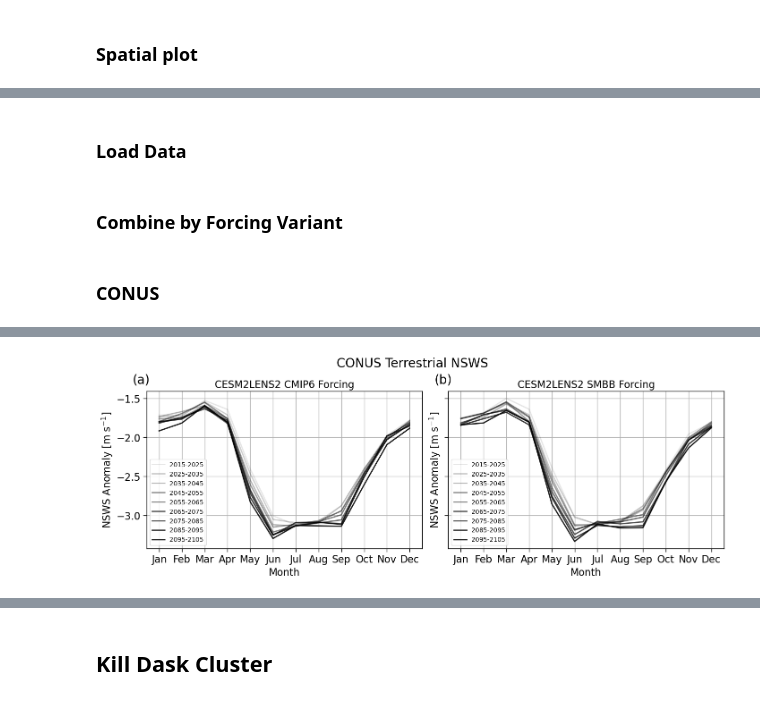
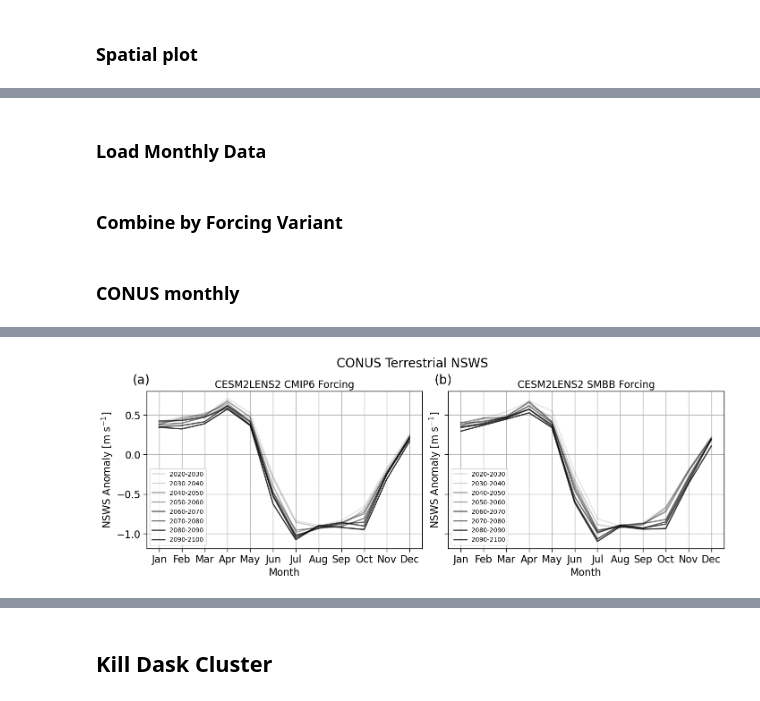
Before and after one commit to ivalencius/winds-of-change, a Jupyter notebook: CESMLENS2.ipynb, the cells around one changed output, grey strips where cells are left out. Saved outputs shown, nothing was run; the diff lists cells and outputs as text; code cells hidden in the pictures.

Commit message:
fixed plots, better loading monthly data

```diff
--- a/CESMLENS2.ipynb
+++ b/CESMLENS2.ipynb
@@ -379,7 +364,7 @@ for i, force in enumerate(forcings.keys()):
     ax.plot(years, rolled, label='5-yr rolling mean')
     ax.fill_between(years, per['WSPDSRFAV_p25'], per['WSPDSRFAV_p75'], color='k', alpha=0.2)
     # Plot 1 - Options
-    ax.set_title(f'cesm2LENS2 {force.upper()} Forcing')
+    ax.set_title(f'CESM2LENS2 {force.upper()} Forcing')
 
 # Options for both plots
 for n, ax in enumerate(axes):
@@ -394,11 +379,6 @@ for n, ax in enumerate(axes):
     ax.text(-0.05, 1.05, f'({string.ascii_lowercase[n]})', transform=ax.transAxes, size=20)
 fig.suptitle('CONUS Terrestrial NSWS', fontsize=20)
 
-# Caption
-print('Anomalies relative to 1978-2014 mean.')
-print('Error bars represent 25th and 75th quantiles.')
-print('Vertical line respresents GSOD derived reversal in stilling.')
-
 # Save figure
 plt.savefig('figures/cesm2lens2_time_series_conus.png', dpi=300, bbox_inches='tight', pad_inches=0.1)
 plt.show()
@@ -500,12 +491,16 @@ plt.show()
 # %% [markdown]
-### Load Data
+### Load Monthly Data
 # %%
+# Get list of all files
+mon_files = glob('/glade/campaign/cgd/cesm/CESM2-LE/timeseries/atm/proc/tseries/month_1/WSPDSRFAV/*')
+# Simulation runs
+simulation_names = set([f.split('.')[2] for f in mon_files])
 # Create dict to store all variants
 mon_simulations = dict()
 
 for sim in simulation_names:
     # Extract all member numbers
-    sim_files = [f for f in all_files if f.split('.')[2] == sim]
+    sim_files = [f for f in mon_files if f.split('.')[2] == sim]
     members = list(set([f.split('.')[4] for f in sim_files]))
     # Create list to store datasets for each member
     sim_list = []
@@ -516,15 +511,15 @@ for sim in simulation_names:
         ds = xr.open_mfdataset(m_files)
         # Remove 2100 or 2015 for historical data (data extends to 2099)
         if 'HIST' in sim:
-            sliced = ds.sel(time=slice('1978', '2014'))
+            sliced = ds.sel(time=slice('1978', '2014')).compute()
         elif 'SSP370' in sim:
-            sliced = ds.sel(time=slice(None, '2099'))
+            sliced = ds.sel(time=slice(None, '2099')).compute()
         # Expand dimension name
         sim_list.append(sliced.WSPDSRFAV)
     simulation = ensembles.create_ensemble(sim_list, realizations=members)
-    monthly = simulation.resample(time="M").mean()  # No need to store daily data
+    # monthly = simulation.resample(time="M").mean()  # No need to store daily data
     # Add to dict
-    mon_simulations[sim] = monthly.persist().compute()  # This step is slow but speeds up later computation
+    mon_simulations[sim] = simulation # This step is slow but speeds up later computation
 # %% [markdown]
 ### Combine by Forcing Variant
 # %%
@@ -537,11 +532,11 @@ smbb_raw = xr.combine_by_coords([
     mon_simulations['BSSP370smbb'].sortby('realization')
 ])
 mon_forcings = dict(
-    cmip6=cmip6_raw - cmip6_raw.sel(time=slice('1978', '2014')).mean(),
-    smbb=smbb_raw - smbb_raw.sel(time=slice('1978', '2014')).mean(),
+    cmip6=cmip6_raw - cmip6_raw.sel(time=slice('1978', '2014')).mean('time'),
+    smbb=smbb_raw - smbb_raw.sel(time=slice('1978', '2014')).mean('time'),
 )
 # %% [markdown]
-### CONUS
+### CONUS monthly
 # %%
 us_states = regionmask.defined_regions.natural_earth_v5_0_0.us_states_50
 years = np.arange(1978, 2100)  # 1978-2099
@@ -557,35 +552,35 @@ for i, force in enumerate(mon_forcings.keys()):
     us = mask_data(mon_forcings[force], us_states, regions=None, drop=True)
     conus = mask_data(us, us_states, ['alaska', 'hawaii'], reverse=True, drop=True)
     conus = conus.where(conus.notnull(), drop=True)
     # Get time series
-    conus_ts = conus.WSPDSRFAV.sel(time=slice('2015', '2100')).mean(['lat', 'lon', 'realization'])
-    # Group by month
-    for i, years in enumerate(np.arange(2015, 2100, 10)):
+    conus_ts = conus.WSPDSRFAV.sel(time=slice('2015', '2100'))
+    # Get 10 year chunks
+    for i, years in enumerate(np.arange(2020, 2100, 10)):
         start, stop = str(years), str(years+10)
-        monthly = conus_ts.sel(time=slice(start, stop)).groupby('time.month').mean()
+        monthly = conus_ts.sel(time=slice(start, stop)).groupby('time.month').mean().mean(['lat', 'lon', 'realization'])
         monthly.plot(ax=ax, label=f'{start}-{stop}', color='k', alpha=0.1*(i+1))
     # Plot 1 - Options
     ax.set_title(f'CESM2LENS2 {force.upper()} Forcing')
 
 # Options for both plots
 for n, ax in enumerate(axes):
     ax.legend(fontsize=10)
     ax.grid(True)
     ax.set_xlabel('Month')
     ax.set_ylabel('NSWS Anomaly [m s$^{-1}$]')
     # ax.vlines(2010, -0.5, 0.5, color='k', linestyle='--')
     # ax.set_xlim(years[0], years[-1])
     # ax.set_ylim(-0.4, 0.2)
     ax.set_xticks(np.arange(1, 13))
     ax.set_xticklabels(['Jan', 'Feb', 'Mar', 'Apr', 'May', 'Jun', 'Jul', 'Aug', 'Sep', 'Oct', 'Nov', 'Dec'])
     # Add subplot label
     ax.text(-0.05, 1.05, f'({string.ascii_lowercase[n]})', transform=ax.transAxes, size=20)
 
 fig.suptitle('CONUS Terrestrial NSWS', fontsize=20)
 
 # Save figure
 plt.savefig('figures/cesm2lens2_monthly_evolution_conus.png', dpi=300, bbox_inches='tight', pad_inches=0.1)
 plt.show()
 # %% [output]
 [interactive output not drawn]
-[figure, old version]
+[figure, new version]
```
Also changed, not shown: parts of 13 cells of this notebook, 4 other files.
